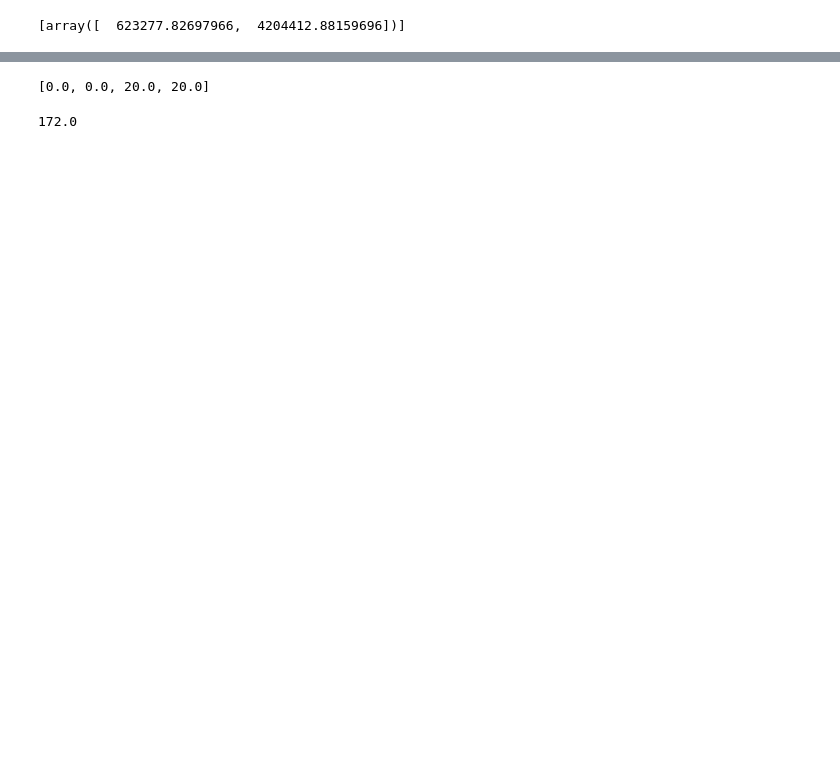
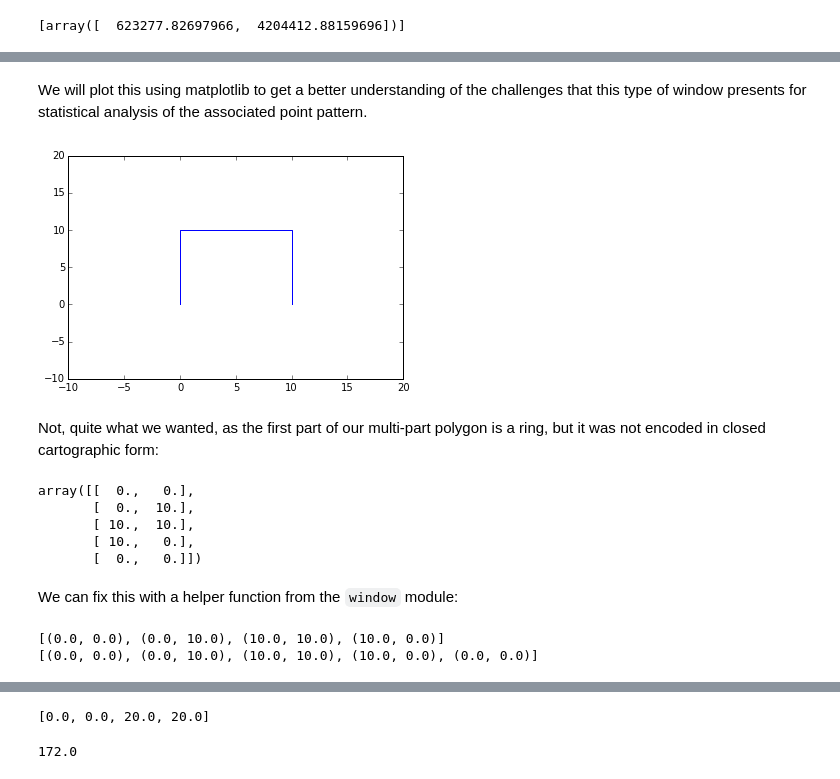
Before and after one commit to pysal/pointpats, a Jupyter notebook: window.ipynb, the cells around one changed output, grey strips where cells are left out. Cells and saved outputs as stored; diff of their text form; code cells hidden in the pictures; blank space fills up the shorter version.

Commit message:
draft of window notebook

```diff
--- a/window.ipynb
+++ b/window.ipynb
@@ -99,3 +102,33 @@ import matplotlib.pyplot as plt
 parts = [[(0.0, 0.0), (0.0, 10.0), (10.0, 10.0), (10.0, 0.0)],
          [(11.,11.), (11.,20.), (20.,20.), (20.,11.)]]
 holes = [[(3.0,3.0), (6.0, 3.0), (6.0, 6.0), (3.0, 6.0)]]
+# %% [markdown]
+We will plot this using matplotlib to get a better understanding of the challenges that this type of window presents for statistical analysis of the associated point pattern.
+# %%
+%matplotlib inline
+import matplotlib.pyplot as plt
+p0 = np.asarray(parts[0])
+plt.plot(p0[:,0], p0[:,1])
+plt.xlim(-10,20)
+t = plt.ylim(-10,20) # silence the output of ylim
+# %% [output]
+[figure, added]
+# %% [markdown]
+Not, quite what we wanted, as the first part of our multi-part polygon is a ring, but it was not encoded in closed cartographic form:
+# %%
+p0
+# %% [output]
+array([[  0.,   0.],
+       [  0.,  10.],
+       [ 10.,  10.],
+       [ 10.,   0.],
+       [  0.,   0.]])
+# %% [markdown]
+We can fix this with a helper function from the `window` module:
+# %%
+from pysal.contrib.points.window import to_ccf
+print(parts[0])
+print(to_ccf(parts[0]))
+# %% [output]
+[(0.0, 0.0), (0.0, 10.0), (10.0, 10.0), (10.0, 0.0)]
+[(0.0, 0.0), (0.0, 10.0), (10.0, 10.0), (10.0, 0.0), (0.0, 0.0)]
```
Also changed, not shown: parts of 46 cells of this notebook, 2 other files.
